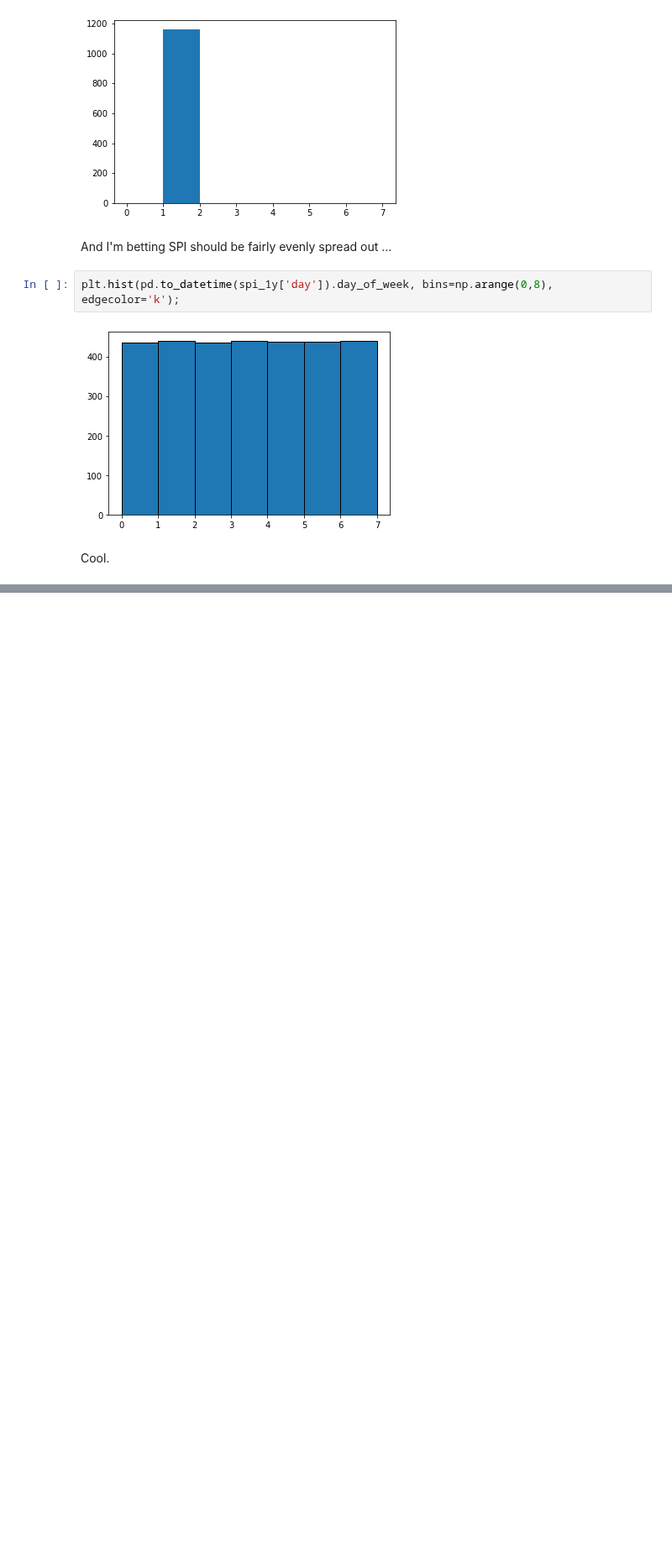
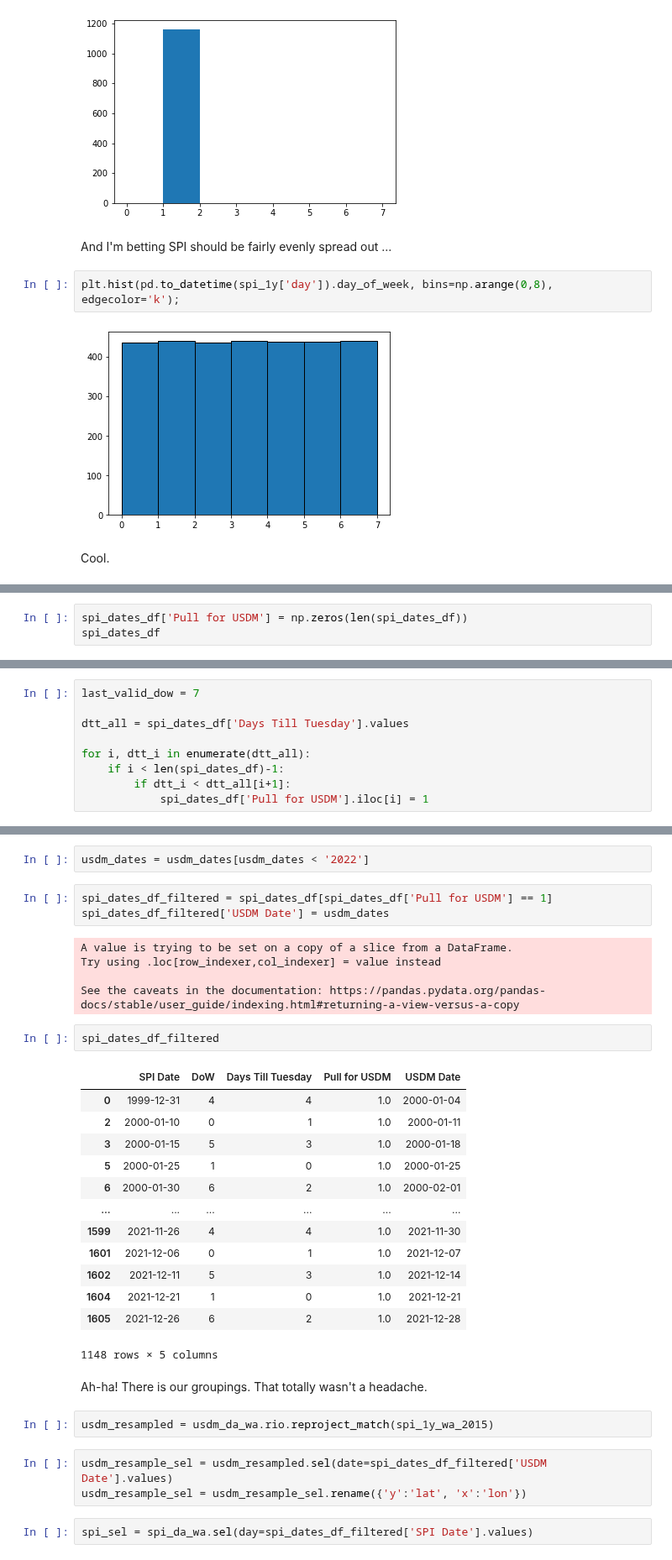
Before and after one commit to UW-Hydro/drought_impact, a Jupyter notebook: notebooks/explore/usdm_spi_compare.ipynb, the cells around one changed output, grey strips where cells are left out. Shown at 84% size. Saved outputs shown, nothing was run; the diff lists cells and outputs as text; blank space fills up the shorter version.

Commit message:
Added functionality for converting SPI to USDM categories for all time values in a dataset and figured out how to group SPI times to UDSM times, but still working on animation

```diff
--- a/notebooks/explore/usdm_spi_compare.ipynb
+++ b/notebooks/explore/usdm_spi_compare.ipynb
@@ -367,0 +448,3 @@ So I can probably do some grouping to align times ...but it'd def be a staggered
+# %%
+spi_dates_df['Pull for USDM'] = np.zeros(len(spi_dates_df))
+spi_dates_df
@@ -367,0 +465,9 @@ So I can probably do some grouping to align times ...but it'd def be a staggered
+# %%
+last_valid_dow = 7
+
+dtt_all = spi_dates_df['Days Till Tuesday'].values
+
+for i, dtt_i in enumerate(dtt_all):
+    if i < len(spi_dates_df)-1:
+        if dtt_i < dtt_all[i+1]:
+            spi_dates_df['Pull for USDM'].iloc[i] = 1
@@ -367,0 +495,35 @@ So I can probably do some grouping to align times ...but it'd def be a staggered
+# %%
+usdm_dates = usdm_dates[usdm_dates < '2022']
+# %%
+spi_dates_df_filtered = spi_dates_df[spi_dates_df['Pull for USDM'] == 1]
+spi_dates_df_filtered['USDM Date'] = usdm_dates
+# %% [output]
+A value is trying to be set on a copy of a slice from a DataFrame.
+Try using .loc[row_indexer,col_indexer] = value instead
+
+See the caveats in the documentation: https://pandas.pydata.org/pandas-docs/stable/user_guide/indexing.html#returning-a-view-versus-a-copy
+# %%
+spi_dates_df_filtered
+# %% [output]
+|  | SPI Date | DoW | Days Till Tuesday | Pull for USDM | USDM Date |
+| 0 | 1999-12-31 | 4 | 4 | 1.0 | 2000-01-04 |
+| 2 | 2000-01-10 | 0 | 1 | 1.0 | 2000-01-11 |
+| 3 | 2000-01-15 | 5 | 3 | 1.0 | 2000-01-18 |
+| 5 | 2000-01-25 | 1 | 0 | 1.0 | 2000-01-25 |
+| 6 | 2000-01-30 | 6 | 2 | 1.0 | 2000-02-01 |
+| ... | ... | ... | ... | ... | ... |
+| 1599 | 2021-11-26 | 4 | 4 | 1.0 | 2021-11-30 |
+| 1601 | 2021-12-06 | 0 | 1 | 1.0 | 2021-12-07 |
+| 1602 | 2021-12-11 | 5 | 3 | 1.0 | 2021-12-14 |
+| 1604 | 2021-12-21 | 1 | 0 | 1.0 | 2021-12-21 |
+| 1605 | 2021-12-26 | 6 | 2 | 1.0 | 2021-12-28 |
+1148 rows × 5 columns
+# %% [markdown]
+Ah-ha! There is our groupings. That totally wasn't a headache.
+# %%
+usdm_resampled = usdm_da_wa.rio.reproject_match(spi_1y_wa_2015)
+# %%
+usdm_resample_sel = usdm_resampled.sel(date=spi_dates_df_filtered['USDM Date'].values)
+usdm_resample_sel = usdm_resample_sel.rename({'y':'lat', 'x':'lon'})
+# %%
+spi_sel = spi_da_wa.sel(day=spi_dates_df_filtered['SPI Date'].values)
```
Also changed, not shown: parts of 16 cells of this notebook, 1 other file.
